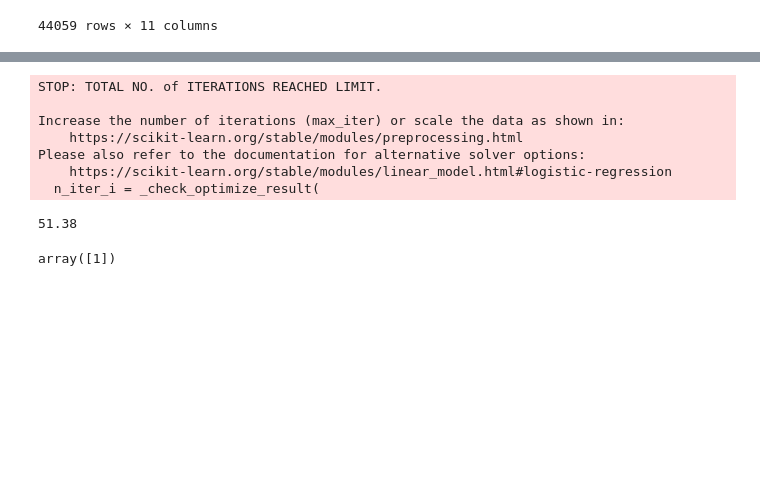
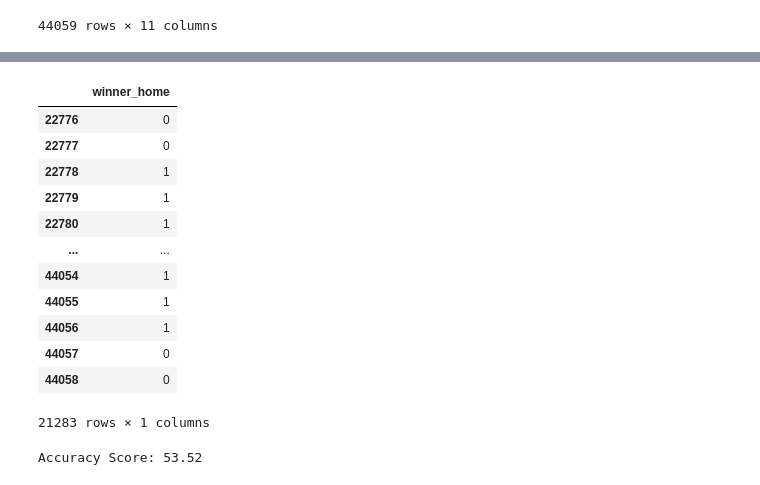
Before and after one commit to xxbielxd/Machine_Learning_Final, a Jupyter notebook: Machine_Learning_Final.ipynb, the cells around one changed output, grey strips where cells are left out. Cells and saved outputs as stored; diff of their text form; code cells hidden in the pictures; blank space fills up the shorter version.

```diff
--- a/Machine_Learning_Final.ipynb
+++ b/Machine_Learning_Final.ipynb
@@ -234,31 +279,34 @@ memory usage: 1.9 MB
 # %%
 # Vamos separar a base em duas partes, uma de treino e outra de teste
 from sklearn.model_selection import train_test_split
 
 X = dados.drop(["home_score","away_score","winner_home"], axis=1)
 y = dados[["winner_home"]]
 X_train, X_test, y_train, y_test = train_test_split(X, y, test_size=0.20, random_state=42)
+y
+# %% [output]
+|  | winner_home |
+| 22776 | 0 |
+| 22777 | 0 |
+| 22778 | 1 |
+| 22779 | 1 |
+| 22780 | 1 |
+| ... | ... |
+| 44054 | 1 |
+| 44055 | 1 |
+| 44056 | 1 |
+| 44057 | 0 |
+| 44058 | 0 |
+21283 rows × 1 columns
 # %%
 
 # Criar o modelo de regresão
 from sklearn.linear_model import LogisticRegression
-logreg = LogisticRegression()
+from sklearn import metrics
+logreg = LogisticRegression(multi_class='multinomial',penalty='none')
 logreg.fit(X_train, y_train)
 Y_pred = logreg.predict(X_test)
 acc_log = round(logreg.score(X_train, y_train) * 100, 2)
-acc_log
+print('Accuracy Score:', acc_log)
 # %% [output]
-STOP: TOTAL NO. of ITERATIONS REACHED LIMIT.
-
-Increase the number of iterations (max_iter) or scale the data as shown in:
-    https://scikit-learn.org/stable/modules/preprocessing.html
-Please also refer to the documentation for alternative solver options:
-    https://scikit-learn.org/stable/modules/linear_model.html#logistic-regression
-  n_iter_i = _check_optimize_result(
+Accuracy Score: 53.52
-51.38
-# %%
-# testar a predição
-
-logreg.predict(np.array([[238,83,70,642,204,0,1872,11,30]]))
-# %% [output]
-array([1])
```
Also changed, not shown: parts of 6 cells of this notebook.
